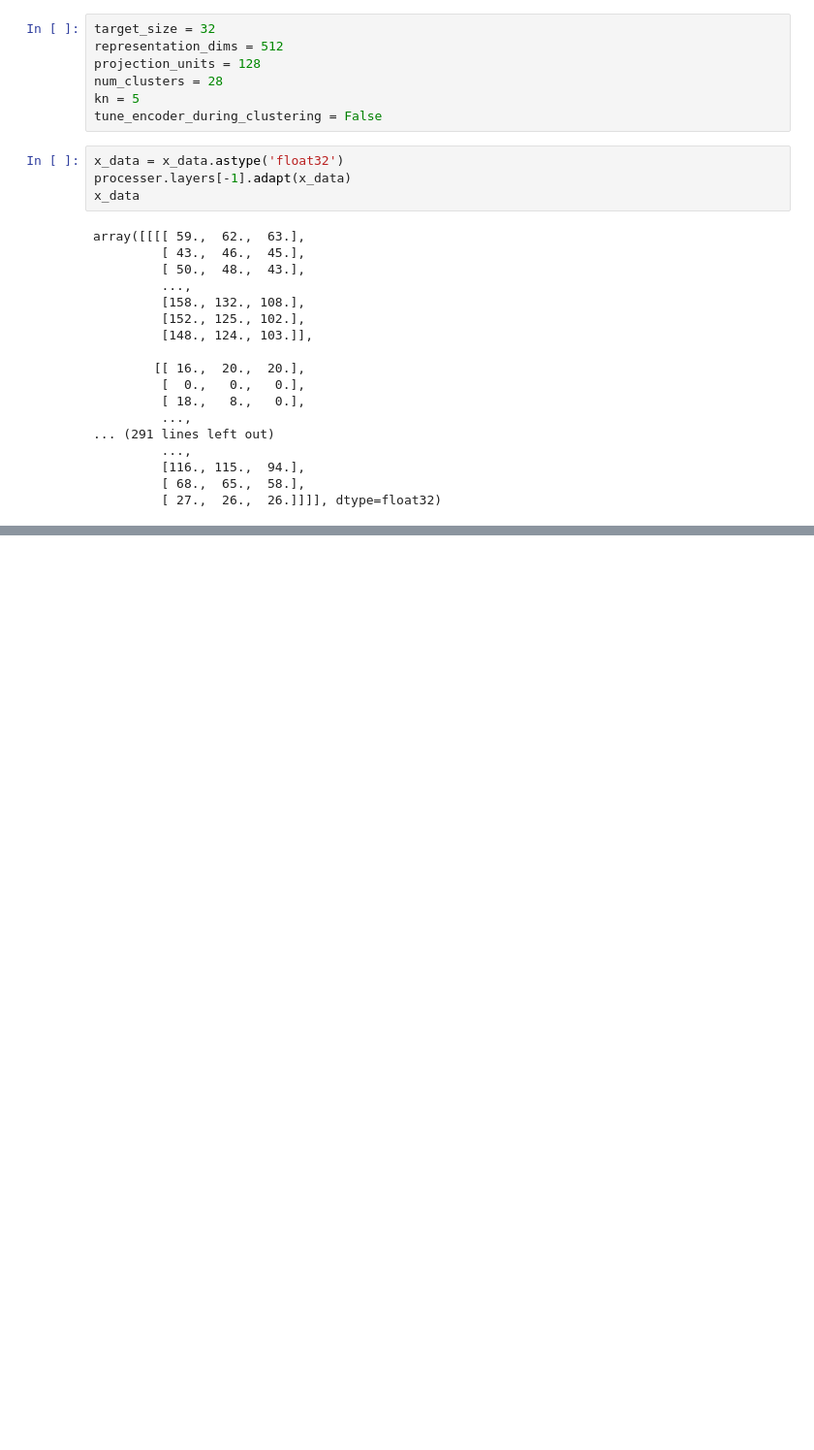
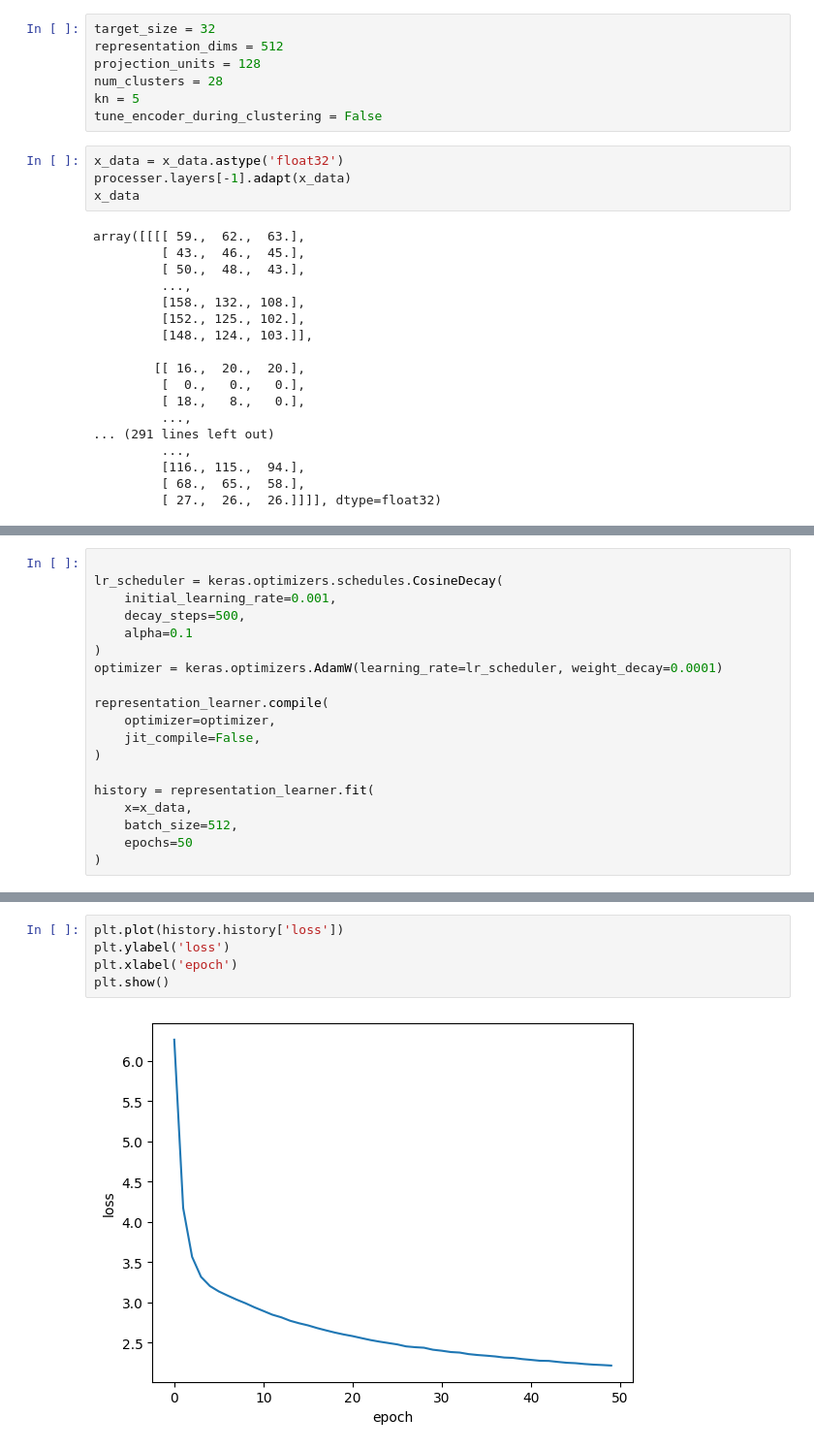
Before and after one commit to Cohben-OBrien/semantic-image-analsysis-with-graph-nerual-networks, a Jupyter notebook: main.ipynb, the cells around one changed output, grey strips where cells are left out. Shown at 97% size. Drawn from its saved outputs; the diff is of its cells as text; blank space fills up the shorter version.

```diff
--- a/main.ipynb
+++ b/main.ipynb
@@ -301,0 +109,19 @@ AttributeError: 'NoneType' object has no attribute 'permute'
+# %%
+
+lr_scheduler = keras.optimizers.schedules.CosineDecay(
+    initial_learning_rate=0.001,
+    decay_steps=500,
+    alpha=0.1
+)
+optimizer = keras.optimizers.AdamW(learning_rate=lr_scheduler, weight_decay=0.0001)
+
+representation_learner.compile(
+    optimizer=optimizer,
+    jit_compile=False,
+)
+
+history = representation_learner.fit(
+    x=x_data,
+    batch_size=512,
+    epochs=50
+)
@@ -301,0 +148,7 @@ AttributeError: 'NoneType' object has no attribute 'permute'
+# %%
+plt.plot(history.history['loss'])
+plt.ylabel('loss')
+plt.xlabel('epoch')
+plt.show()
+# %% [output]
+[figure, added]
```
Also changed, not shown: parts of 35 cells of this notebook, 2 other files.
